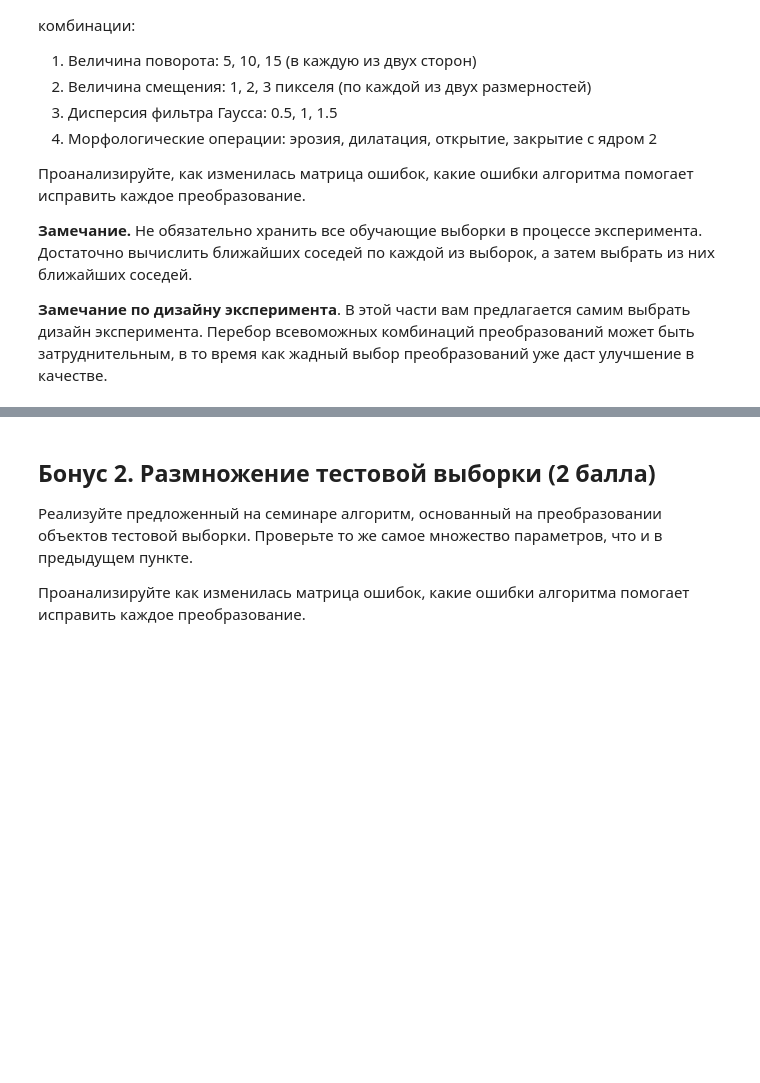
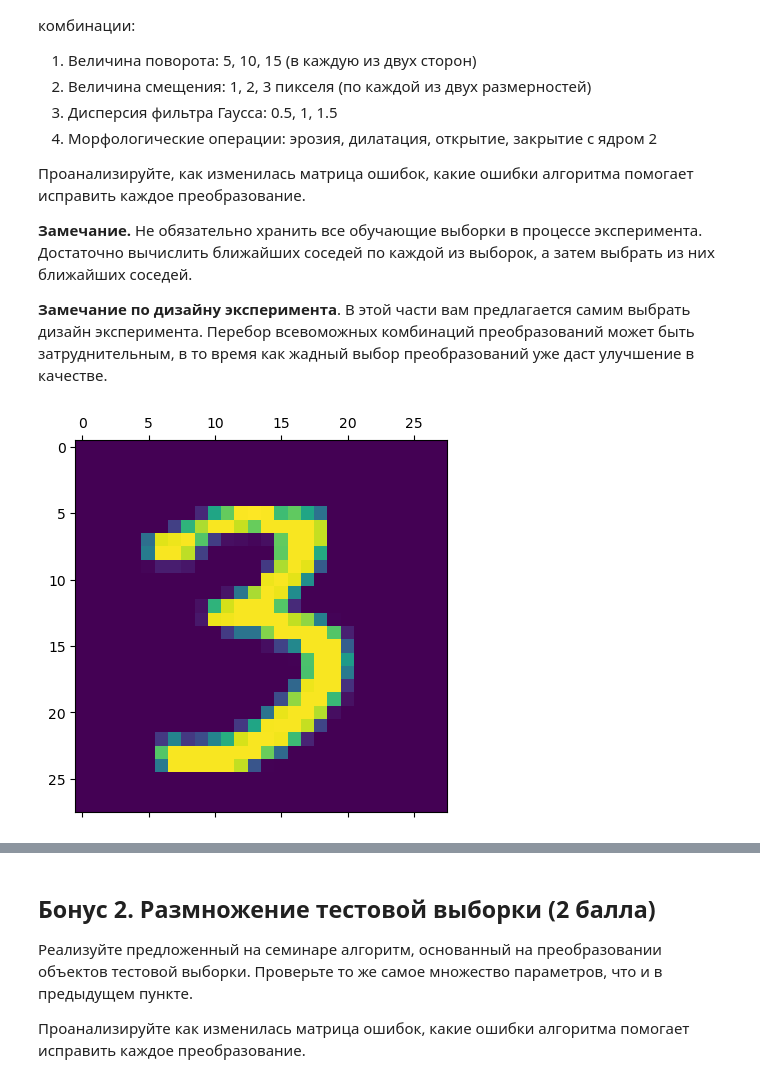
Before and after one commit to grach0v/AI_Masters, a Jupyter notebook: Machine_Learning_1/hw/hw3/main_task.ipynb, the cells around one changed output, grey strips where cells are left out. Drawn from its saved outputs; the diff is of its cells as text; code cells hidden in the pictures; blank space fills up the shorter version.

```diff
--- a/Machine_Learning_1/hw/hw3/main_task.ipynb
+++ b/Machine_Learning_1/hw/hw3/main_task.ipynb
@@ -448,0 +469,7 @@ accuracy_score(y_pred, test_y), np.max(accuracies_cosine[4]), np.min(accuracies_
+# %%
+# Посмотрим какой нибудь пример
+indx = 10000
+plt.matshow(train_X[indx].reshape(28, 28))
+plt.show()
+# %% [output]
+[figure, added]
```
Also changed, not shown: parts of 19 cells of this notebook.
